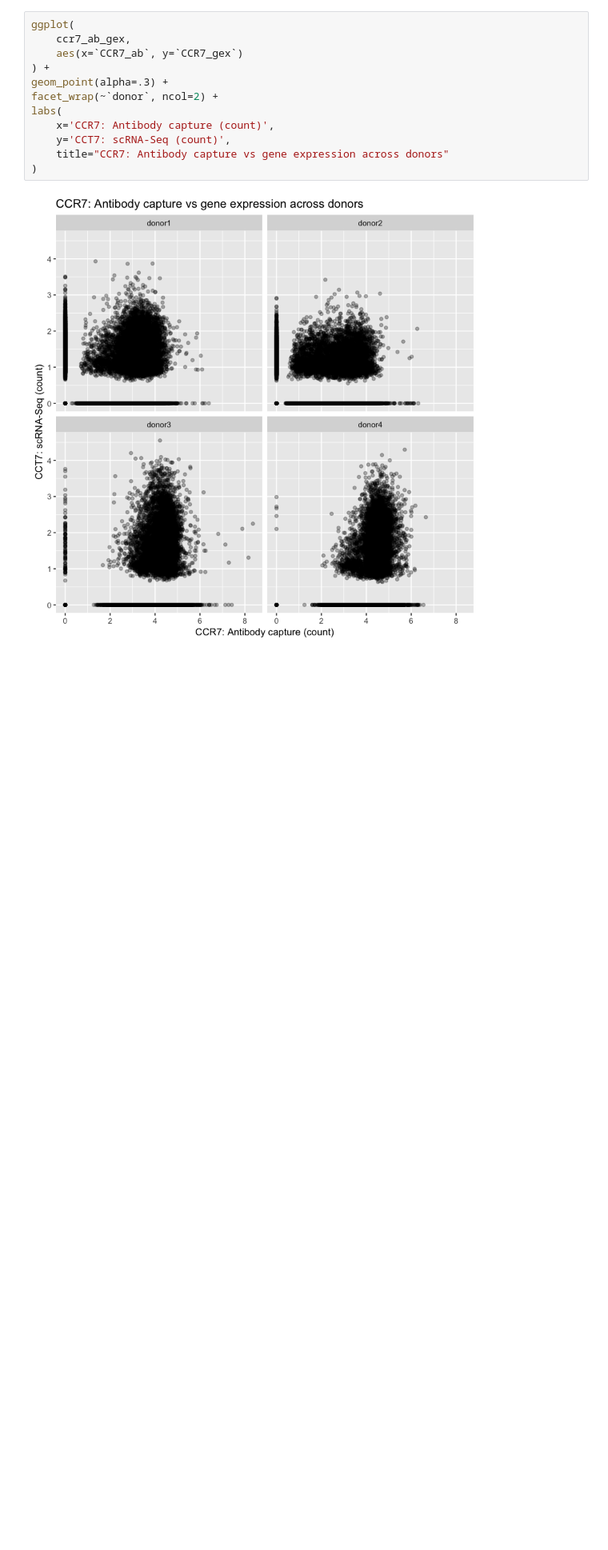
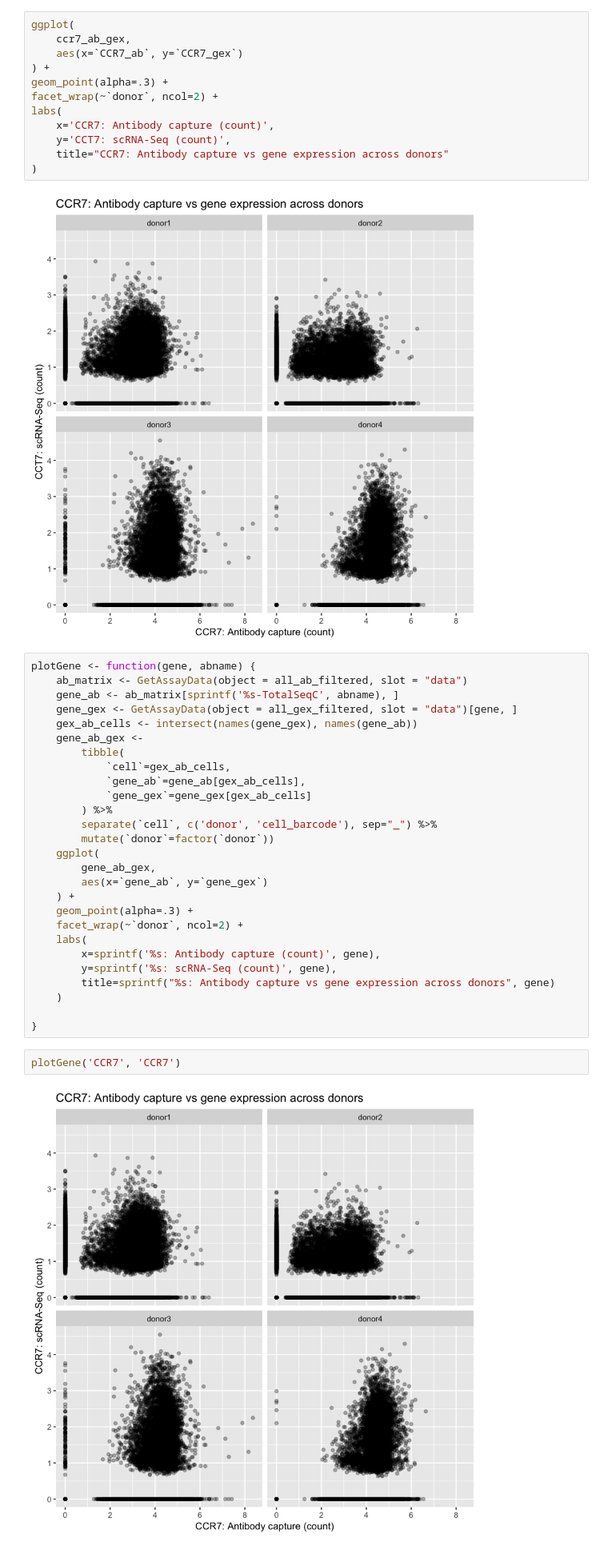
Before and after one commit to armish/10x-anwoei, a Jupyter notebook: analyses/Explore combined Antibody and GXE data.ipynb, the cells around one changed output. Shown at 80% size. Cells and saved outputs as stored; diff of their text form; blank space fills up the shorter version.

Commit message:
start comparing antibody capture vs gene expression data for multiple genes

```diff
--- a/analyses/Explore combined Antibody and GXE data.ipynb
+++ b/analyses/Explore combined Antibody and GXE data.ipynb
@@ -87,3 +87,34 @@ labs(
 )
 # %% [output]
 [figure]
+# %%
+plotGene <- function(gene, abname) {
+    ab_matrix <- GetAssayData(object = all_ab_filtered, slot = "data")
+    gene_ab <- ab_matrix[sprintf('%s-TotalSeqC', abname), ]
+    gene_gex <- GetAssayData(object = all_gex_filtered, slot = "data")[gene, ]
+    gex_ab_cells <- intersect(names(gene_gex), names(gene_ab))
+    gene_ab_gex <-
+        tibble(
+            `cell`=gex_ab_cells,
+            `gene_ab`=gene_ab[gex_ab_cells],
+            `gene_gex`=gene_gex[gex_ab_cells]
+        ) %>%
+        separate(`cell`, c('donor', 'cell_barcode'), sep="_") %>%
+        mutate(`donor`=factor(`donor`))
+    ggplot(
+        gene_ab_gex,
+        aes(x=`gene_ab`, y=`gene_gex`)
+    ) +
+    geom_point(alpha=.3) +
+    facet_wrap(~`donor`, ncol=2) +
+    labs(
+        x=sprintf('%s: Antibody capture (count)', gene),
+        y=sprintf('%s: scRNA-Seq (count)', gene),
+        title=sprintf("%s: Antibody capture vs gene expression across donors", gene)
+    )
+
+}
+# %%
+plotGene('CCR7', 'CCR7')
+# %% [output]
+[figure, added]
```
Also changed, not shown: parts of 3 cells of this notebook.
